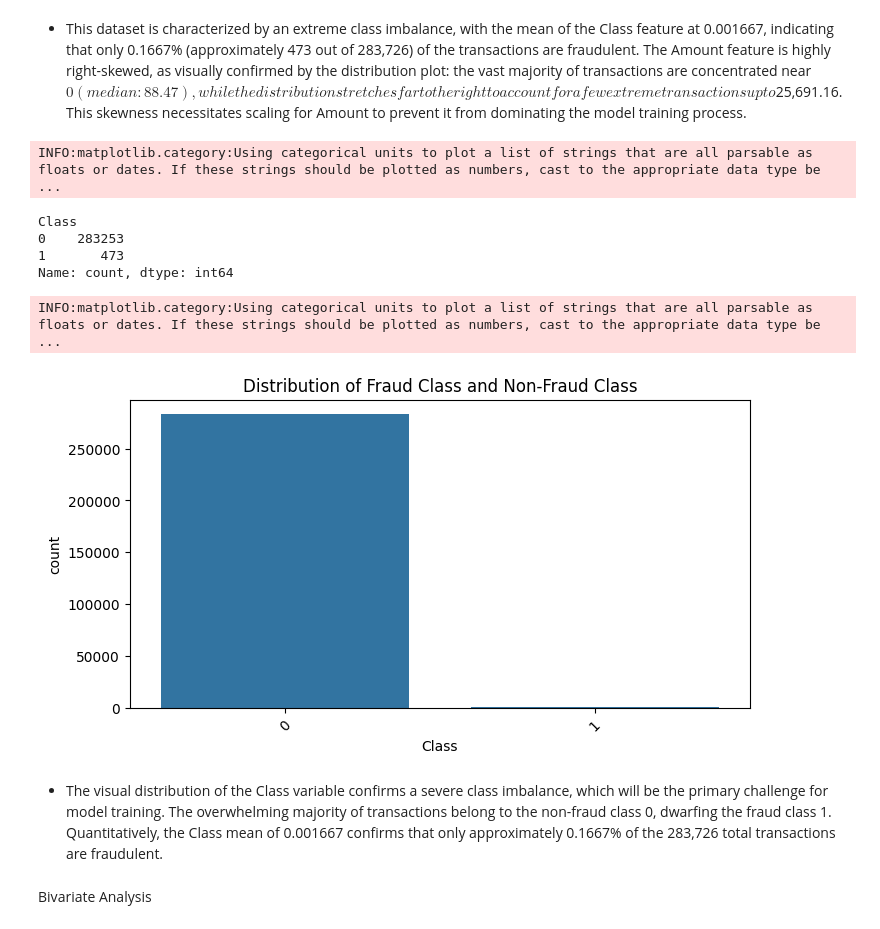
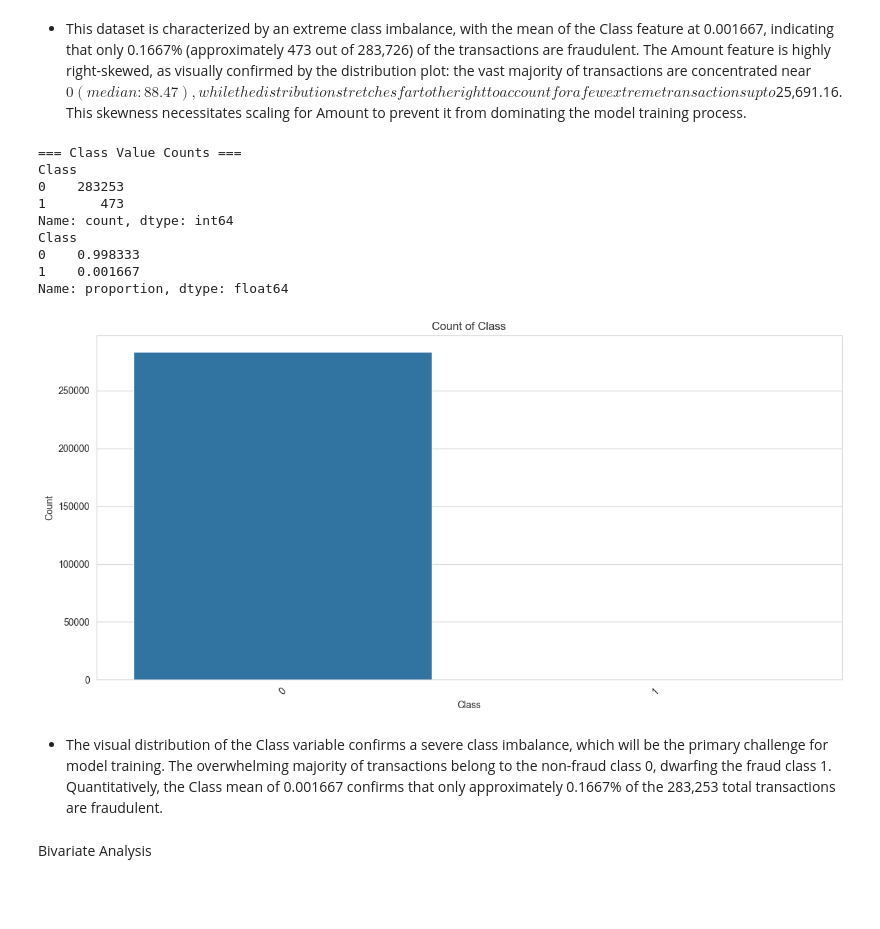
Before and after one commit to Elbethel-dan/fraud-detection, a Jupyter notebook: notebooks/eda-creditcard.ipynb, the cells around one changed output. Drawn from its saved outputs; the diff is of its cells as text; code cells hidden in the pictures; blank space fills up the shorter version.

```diff
--- a/notebooks/eda-creditcard.ipynb
+++ b/notebooks/eda-creditcard.ipynb
@@ -78,0 +64,3 @@ Number of rows after removing duplicates: 283726
+# %%
+# Initialize Preprocessor
+preprocessor = Preprocessor(df)
@@ -79 +72,3 @@ Number of rows after removing duplicates: 283726
+# %%
+cleaned_df = preprocessor.df
 # %% [markdown]
@@ -100,19 +95,19 @@ df.describe()
 ## Exploratory Data Analysis (EDA)
 # %% [markdown]
 ### Univariate analysis
+# %%
+# Initialize Plotter
+plotter = Plotter(cleaned_df, figsize=(10, 6))
 # %%
 # =========================
 # Numeric Columns
 # =========================
+numeric_cols = ['Amount']
 
-plt.figure(figsize=(8,4))
-sns.histplot(df['Amount'], bins=30, kde=True)
-plt.title(f'Distribution of Amount')
-plt.show()
+for col in numeric_cols:
+    # Histogram with KDE
+    plotter.histogram(col)
 
-# Boxplot
-plt.figure(figsize=(6,3))
-sns.boxplot(x=df['Amount'])
-plt.title(f'Boxplot of Amount')
-plt.show()
+    # Boxplot
+    plotter.boxplot(col)
 # %% [output]
@@ -123,24 +118,29 @@ plt.show()
 # %%
 # =========================
 # Categorical Columns
 # =========================
-print(df['Class'].value_counts())
-# Countplot
-plt.figure(figsize=(8,4))
-sns.countplot(x='Class', data=df, order=df['Class'].value_counts().index)
-plt.title('Distribution of Fraud Class and Non-Fraud Class')
-plt.xticks(rotation=45)
-plt.show()
+categorical_cols = ['Class']
+
+for col in categorical_cols:
+    print(f"\n=== {col} Value Counts ===")
+    print(cleaned_df[col].value_counts())
+    print(cleaned_df[col].value_counts(normalize=True))  # percentages
+
+    # Countplot
+    plotter.barplot(col)
 # %% [output]
-INFO:matplotlib.category:Using categorical units to plot a list of strings that are all parsable as floats or dates. If these strings should be plotted as numbers, cast to the appropriate data type be ...
+=== Class Value Counts ===
+Class
+0    283253
+1       473
+Name: count, dtype: int64
+Class
+0    0.998333
+1    0.001667
+Name: proportion, dtype: float64
-Class
-0    283253
-1       473
-Name: count, dtype: int64
-INFO:matplotlib.category:Using categorical units to plot a list of strings that are all parsable as floats or dates. If these strings should be plotted as numbers, cast to the appropriate data type be ...
-[figure, old version]
+[figure, new version]
 # %% [markdown]
-- The visual distribution of the Class variable confirms a severe class imbalance, which will be the primary challenge for model training. The overwhelming majority of transactions belong to the non-fraud class 0, dwarfing the fraud class 1. Quantitatively, the Class mean of 0.001667 confirms that only approximately 0.1667% of the 283,726 total transactions are fraudulent.
+- The visual distribution of the Class variable confirms a severe class imbalance, which will be the primary challenge for model training. The overwhelming majority of transactions belong to the non-fraud class 0, dwarfing the fraud class 1. Quantitatively, the Class mean of 0.001667 confirms that only approximately 0.1667% of the 283,253 total transactions are fraudulent.
 # %% [markdown]
 Bivariate Analysis
 # %%
```
Also changed, not shown: parts of 26 cells of this notebook.
